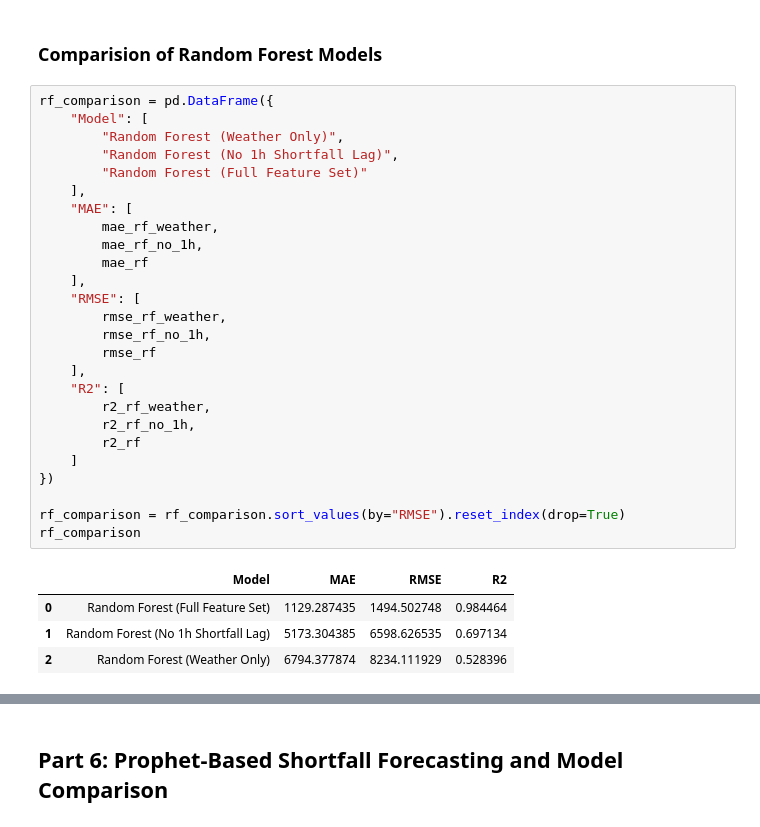
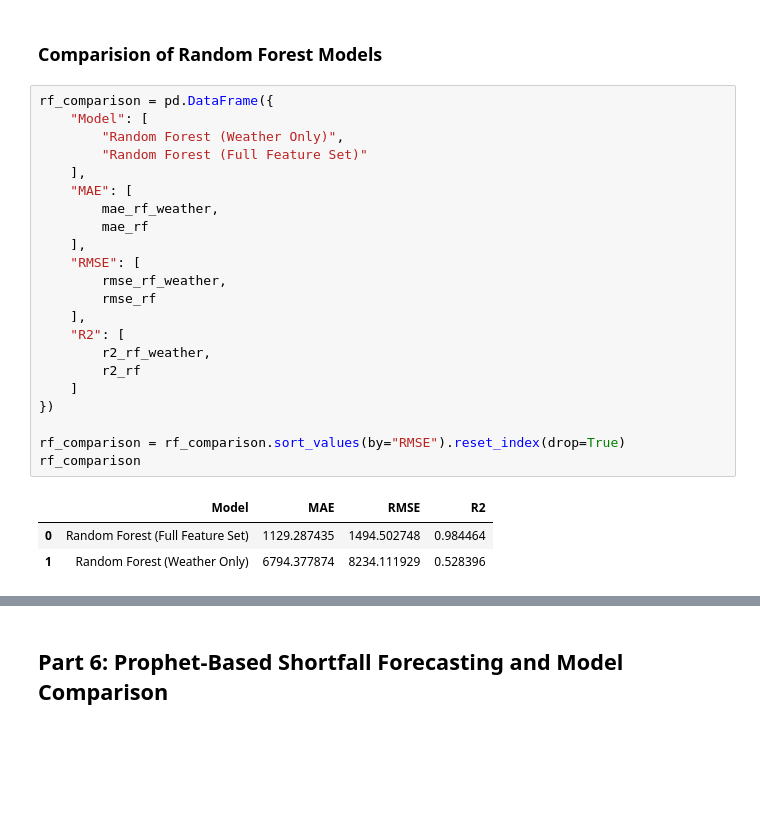
Before and after one commit to Varie737/Renewable-Energy-Data-Analysis, a Jupyter notebook: Renewable Energy Data Analysis project.ipynb, the cells around one changed output, grey strips where cells are left out. Drawn from its saved outputs; the diff is of its cells as text; blank space fills up the shorter version.

```diff
--- a/Renewable Energy Data Analysis project.ipynb
+++ b/Renewable Energy Data Analysis project.ipynb
@@ -1020,31 +1009,26 @@ When the one-hour lagged shortfall is removed, the model relies more heavily on
 # %%
 rf_comparison = pd.DataFrame({
     "Model": [
         "Random Forest (Weather Only)",
-        "Random Forest (No 1h Shortfall Lag)",
         "Random Forest (Full Feature Set)"
     ],
     "MAE": [
         mae_rf_weather,
-        mae_rf_no_1h,
         mae_rf
     ],
     "RMSE": [
         rmse_rf_weather,
-        rmse_rf_no_1h,
         rmse_rf
     ],
     "R2": [
         r2_rf_weather,
-        r2_rf_no_1h,
         r2_rf
     ]
 })
 
 rf_comparison = rf_comparison.sort_values(by="RMSE").reset_index(drop=True)
 rf_comparison
 # %% [output]
 |  | Model | MAE | RMSE | R2 |
 | 0 | Random Forest (Full Feature Set) | 1129.287435 | 1494.502748 | 0.984464 |
-| 1 | Random Forest (No 1h Shortfall Lag) | 5173.304385 | 6598.626535 | 0.697134 |
-| 2 | Random Forest (Weather Only) | 6794.377874 | 8234.111929 | 0.528396 |
+| 1 | Random Forest (Weather Only) | 6794.377874 | 8234.111929 | 0.528396 |
```
Also changed, not shown: parts of 27 cells of this notebook.
